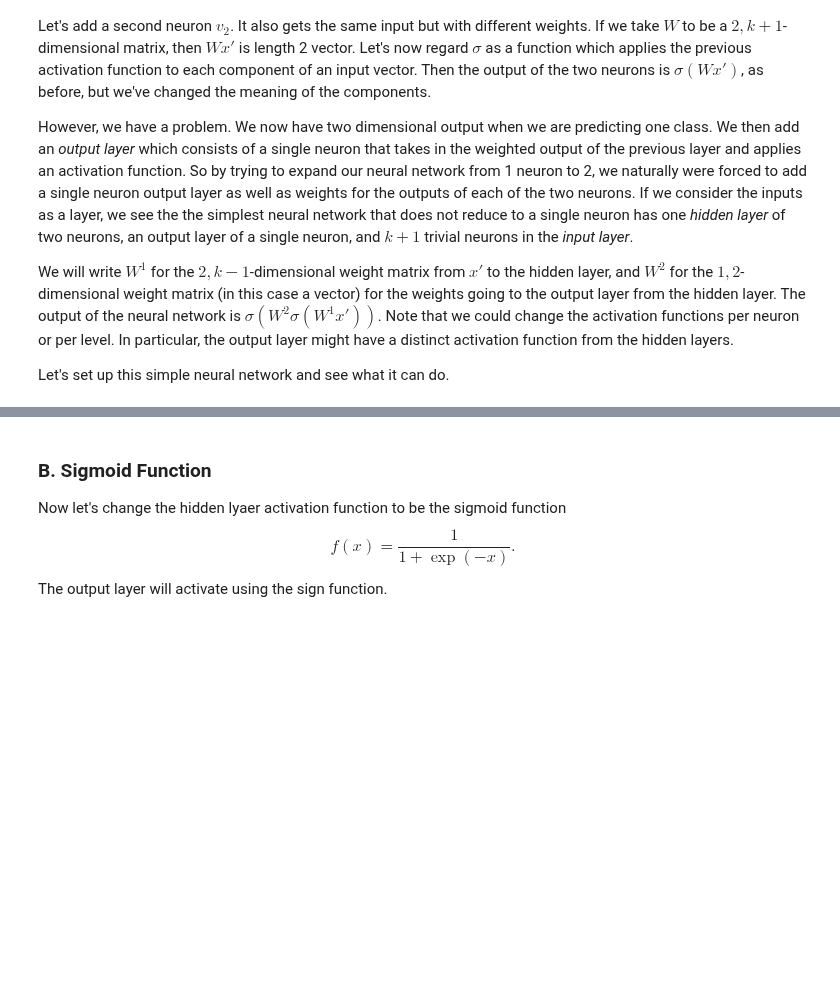
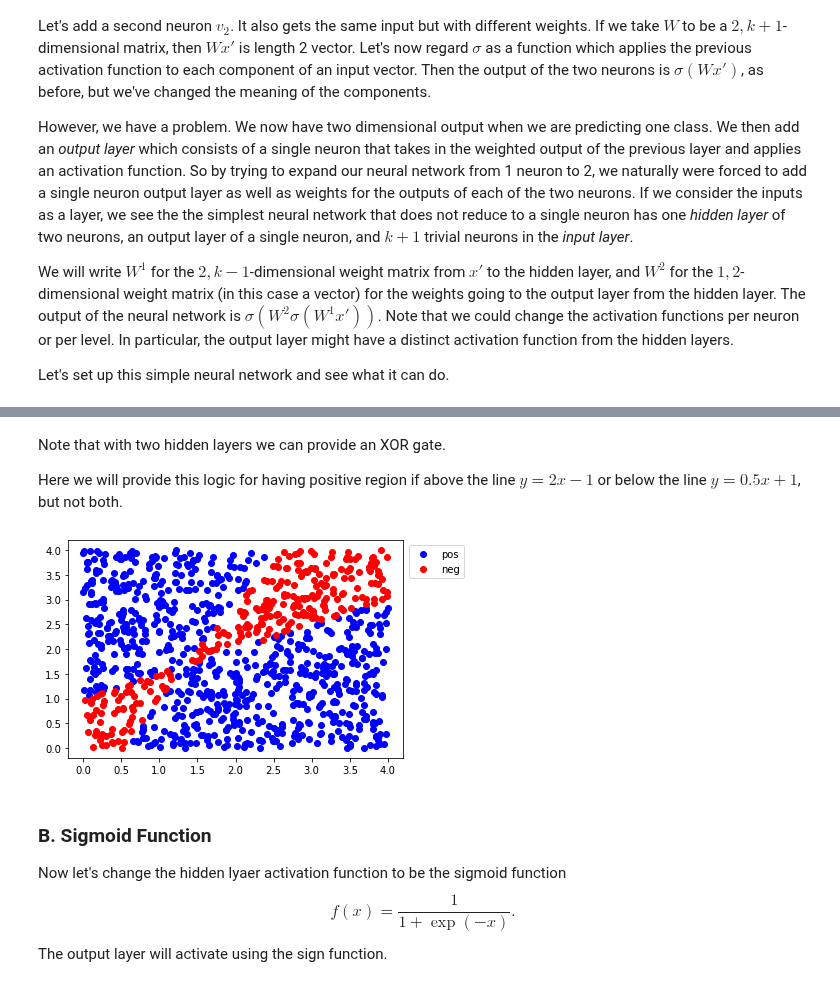
Before and after one commit to kevinnowland/kevinnowland.github.io, a Jupyter notebook: code/_notebooks/SimpleNeuronNet.ipynb, the cells around one changed output, grey strips where cells are left out. Cells and saved outputs as stored; diff of their text form; code cells hidden in the pictures; blank space fills up the shorter version.

```diff
--- a/code/_notebooks/SimpleNeuronNet.ipynb
+++ b/code/_notebooks/SimpleNeuronNet.ipynb
@@ -194,3 +364,63 @@ as the intersection of two linear separators?
+# %% [markdown]
+Note that with two hidden layers we can provide an XOR gate.
+
+Here we will provide this logic for having positive region if above the line $y = 2x - 1$
+or below the line $y = 0.5x + 1$, but not both.
+# %%
+w = [
+    np.zeros((3, 3))
+    ,np.zeros((3, 3))
+    ,np.zeros((1, 3))
+]
+
+def get_line_weights(m, b, above):
+    if above:
+        return [-m, 1, -b]
+    else:
+        return [m, -1, b]
+
+# map the lines
+w[0] = np.array([
+    get_line_weights(2, -1, True)
+    ,get_line_weights(0.5, 1, False)
+    ,[0, 0, 0]
+])
+
+# combine them
+w[1] = np.array([
+    [0.9, 0.9, 1]
+    ,[0.9, 0.9, -1]
+    ,[0, 0, 0]
+])
+
+w[2] = np.array([0.9, -0.9, -1])
+
+
+snn = SimpleNN(w, [sigma_constant, sigma_constant, np.sign])
+
+# generate random points
+test_data = np.ones((1000, 3))
+test_data[:,0] = np.random.uniform(0, 4, 1000)
+test_data[:,1] = np.random.uniform(0, 4, 1000)
+
+# predict
+output = snn.output(test_data)
+
+# plot
+df = pd.DataFrame({
+    'x_1': test_data[:,0]
+    ,'x_2': test_data[:,1]
+    ,'y': output.flatten()
+})
+
+c = df.y == 1
+
+plt.plot(df[c].x_1, df[c].x_2, 'bo', label='pos')
+plt.plot(df[~c].x_1, df[~c].x_2, 'ro', label='neg')
+plt.legend(loc='upper center', bbox_to_anchor=(1.1, 1))
+plt.show()
+# %% [output]
+[figure, added]
 # %% [markdown]
 ### B. Sigmoid Function
 
```
Also changed, not shown: parts of 7 cells of this notebook.
